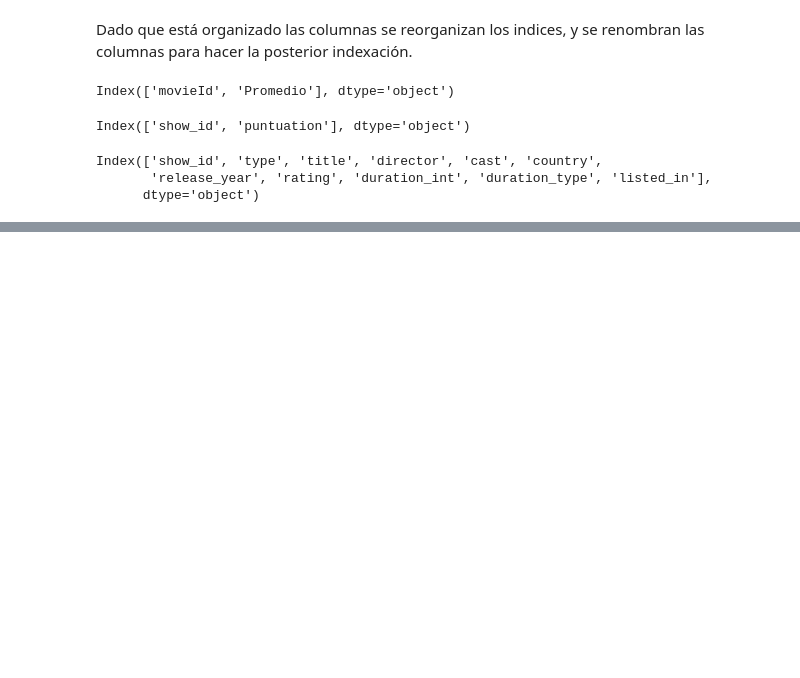
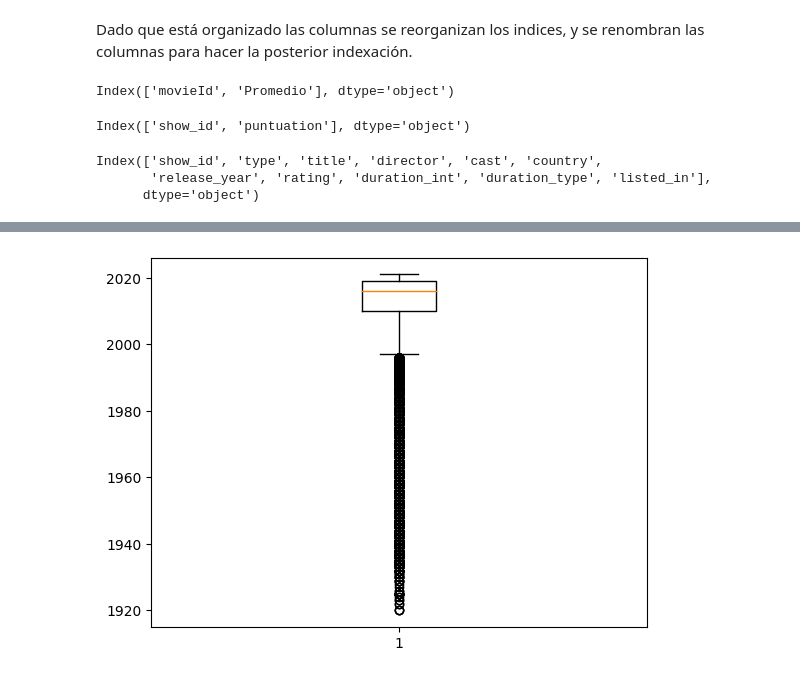
Before and after one commit to EmilianoEmanuelSosa/Data-science-on-streaming-platforms, a Jupyter notebook: Data_engineering.ipynb, the cells around one changed output, grey strips where cells are left out. Cells and saved outputs as stored; diff of their text form; code cells hidden in the pictures; blank space fills up the shorter version.

```diff
--- a/Data_engineering.ipynb
+++ b/Data_engineering.ipynb
@@ -371,0 +456,7 @@ dfAmazon.head(2)
+# %%
+#Visualizo en boxplot
+
+plt.boxplot(df_combinado['release_year'], vert=True, showfliers=True)
+plt.show()
+# %% [output]
+[figure, added]
```
Also changed, not shown: parts of 13 cells of this notebook.
